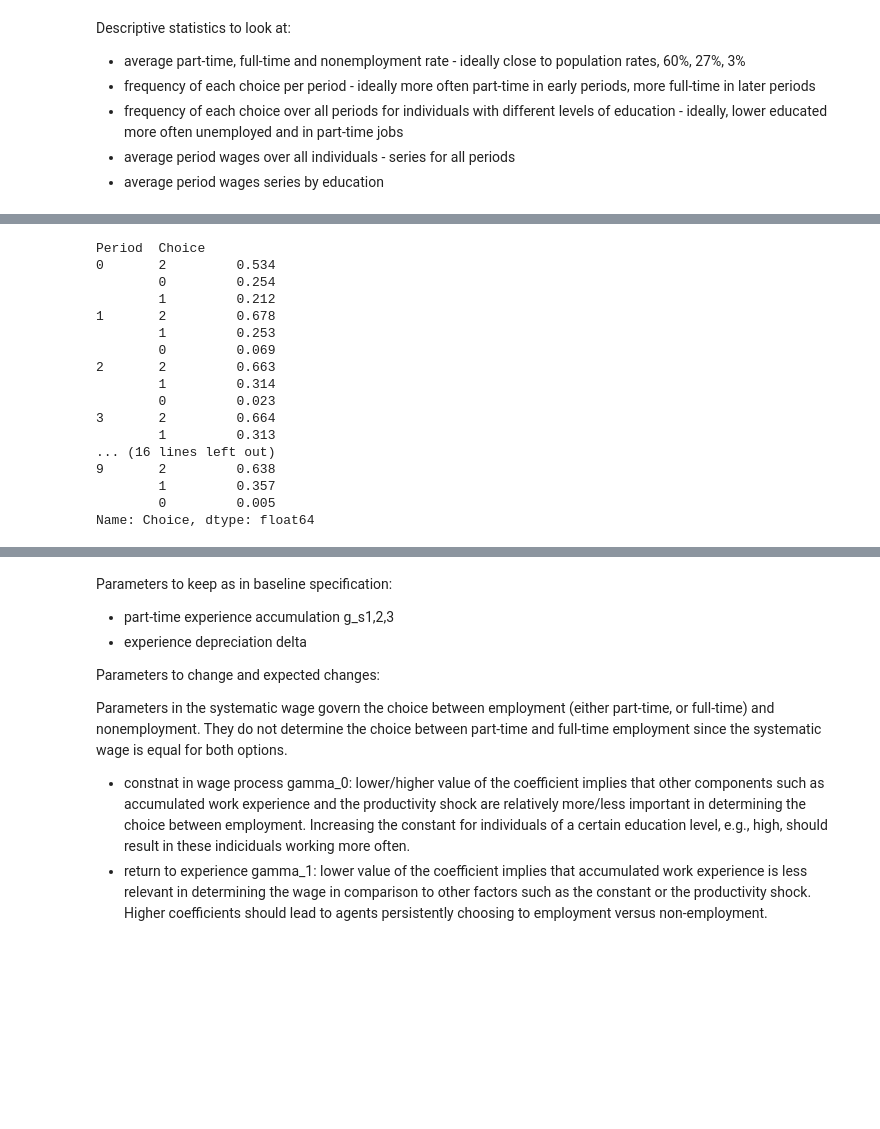
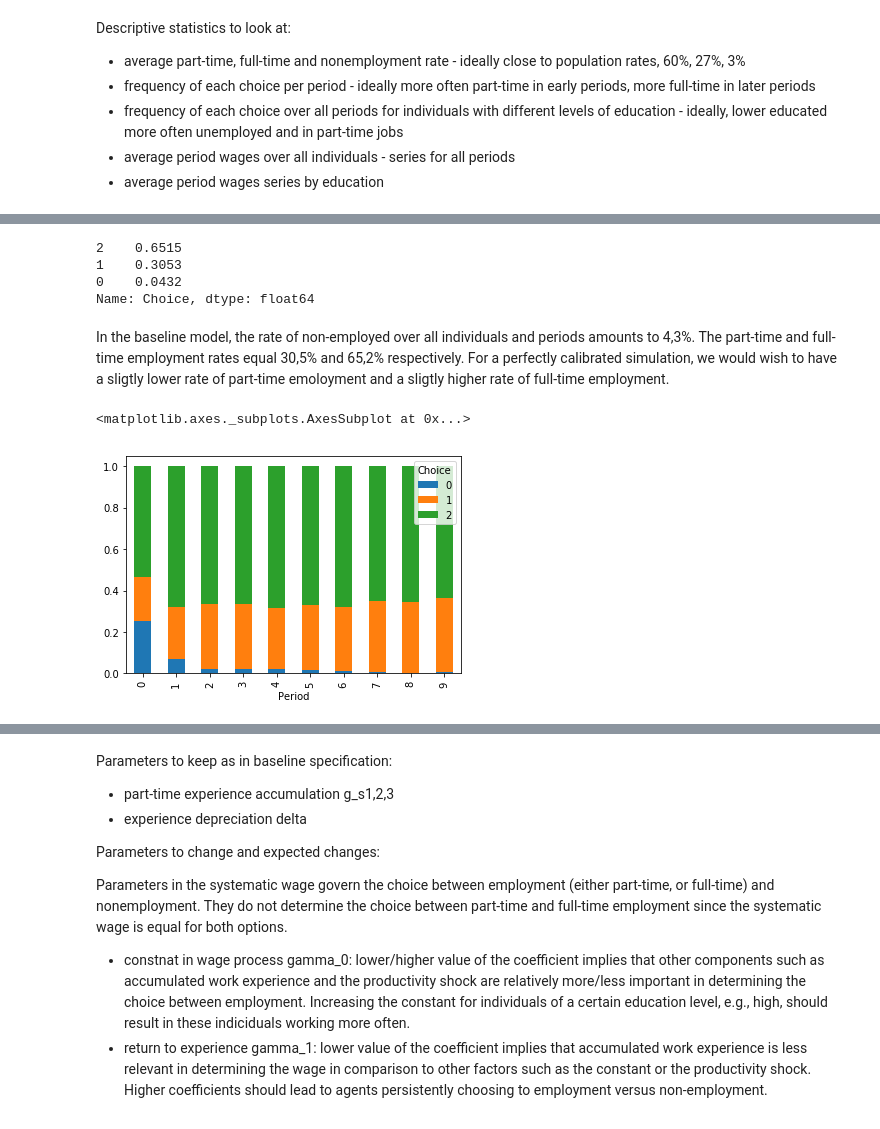
Before and after one commit to OpenSourceEconomics/soepy, a Jupyter notebook: soepy/notebooks/data_frame_sim_test_analysis.ipynb, the cells around one changed output, grey strips where cells are left out. Cells and saved outputs as stored; diff of their text form; code cells hidden in the pictures; blank space fills up the shorter version.

```diff
--- a/soepy/notebooks/data_frame_sim_test_analysis.ipynb
+++ b/soepy/notebooks/data_frame_sim_test_analysis.ipynb
@@ -54,21 +60,15 @@ Name: Choice, dtype: float64
+# %%
+data_frame_baseline['Choice'].value_counts(normalize=True)
+# %% [output]
+2    0.6515
+1    0.3053
+0    0.0432
+Name: Choice, dtype: float64
+# %% [markdown]
+In the baseline model, the rate of non-employed over all individuals and periods amounts to 4,3%. The part-time and full-time employment rates equal 30,5% and 65,2% respectively. For a perfectly calibrated simulation, we would wish to have a sligtly lower rate of part-time emoloyment and a sligtly higher rate of full-time employment.
 # %%
 # Average non-employment, part-time, and full-time rates per period
-data_frame_baseline.groupby(['Period'])['Choice'].value_counts()/1000
+data_frame_baseline.groupby(['Period'])['Choice'].value_counts(normalize=True).unstack().plot(kind = 'bar', stacked = True)
 # %% [output]
-Period  Choice
-0       2         0.534
-        0         0.254
-        1         0.212
-1       2         0.678
-        1         0.253
-        0         0.069
-2       2         0.663
-        1         0.314
-        0         0.023
-3       2         0.664
-        1         0.313
-... (16 lines left out)
-9       2         0.638
-        1         0.357
-        0         0.005
-Name: Choice, dtype: float64
+<matplotlib.axes._subplots.AxesSubplot at 0x...>
+[figure, added]
```
Also changed, not shown: parts of 13 cells of this notebook.
